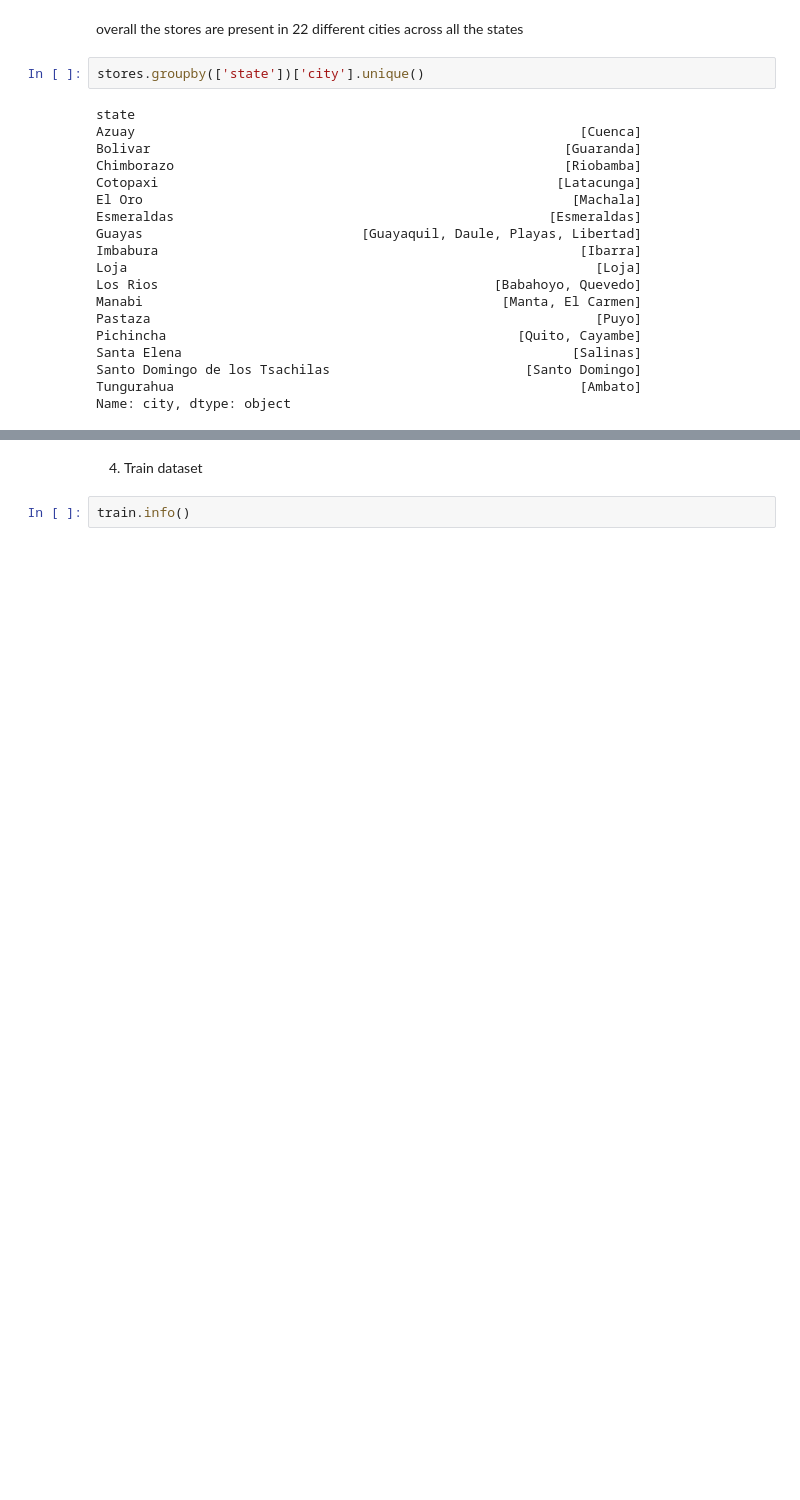
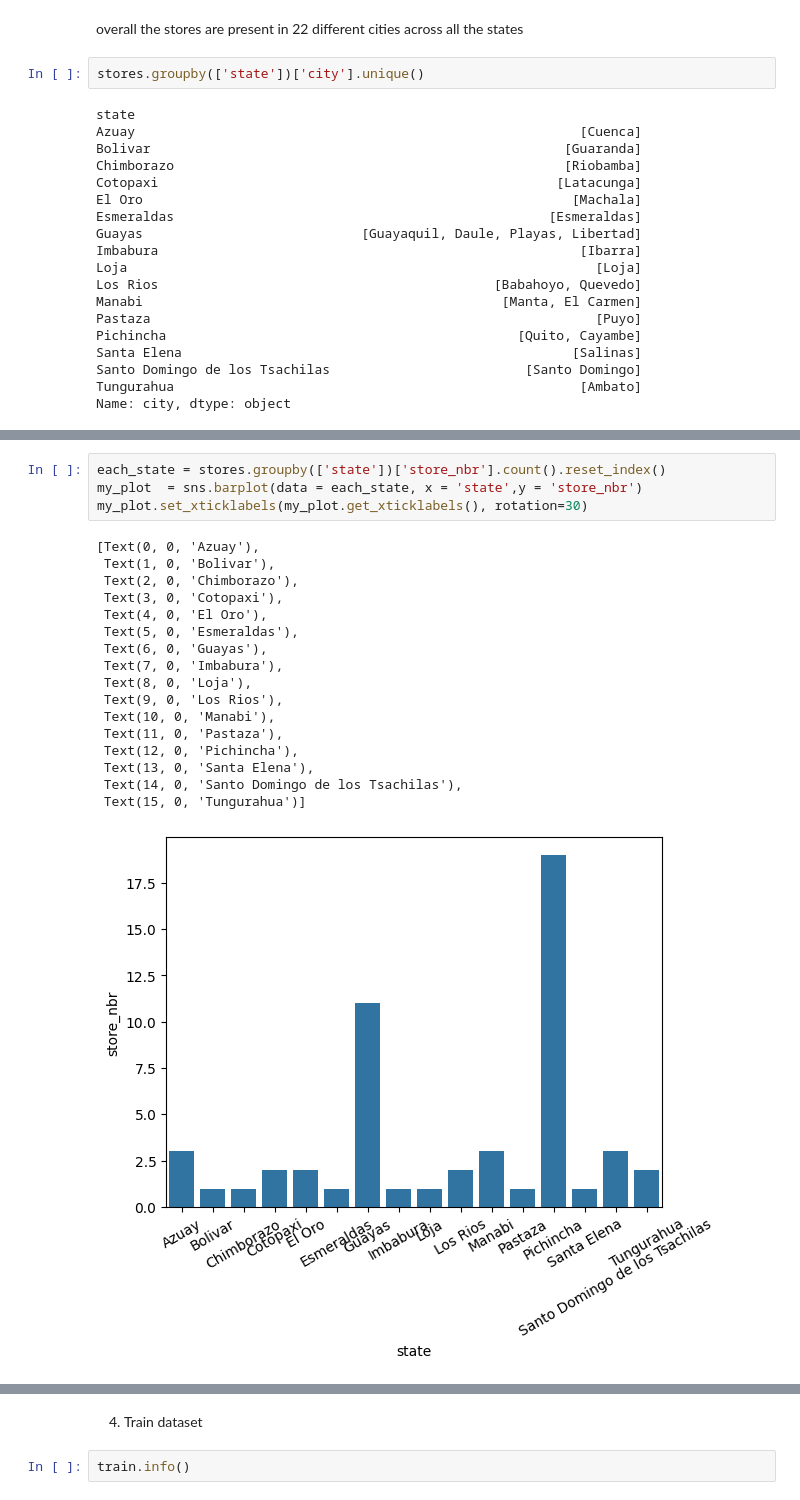
Before and after one commit to acies-udaykiran-rachamsetty/Capstone-Project, a Jupyter notebook: Notebooks/EDA.ipynb, the cells around one changed output, grey strips where cells are left out. Cells and saved outputs as stored; diff of their text form; blank space fills up the shorter version.

```diff
--- a/Notebooks/EDA.ipynb
+++ b/Notebooks/EDA.ipynb
@@ -331,0 +458,22 @@ Name: city, dtype: object
+# %%
+each_state = stores.groupby(['state'])['store_nbr'].count().reset_index()
+my_plot  = sns.barplot(data = each_state, x = 'state',y = 'store_nbr')
+my_plot.set_xticklabels(my_plot.get_xticklabels(), rotation=30)
+# %% [output]
+[Text(0, 0, 'Azuay'),
+ Text(1, 0, 'Bolivar'),
+ Text(2, 0, 'Chimborazo'),
+ Text(3, 0, 'Cotopaxi'),
+ Text(4, 0, 'El Oro'),
+ Text(5, 0, 'Esmeraldas'),
+ Text(6, 0, 'Guayas'),
+ Text(7, 0, 'Imbabura'),
+ Text(8, 0, 'Loja'),
+ Text(9, 0, 'Los Rios'),
+ Text(10, 0, 'Manabi'),
+ Text(11, 0, 'Pastaza'),
+ Text(12, 0, 'Pichincha'),
+ Text(13, 0, 'Santa Elena'),
+ Text(14, 0, 'Santo Domingo de los Tsachilas'),
+ Text(15, 0, 'Tungurahua')]
+[figure, added]
```
Also changed, not shown: parts of 33 cells of this notebook.
